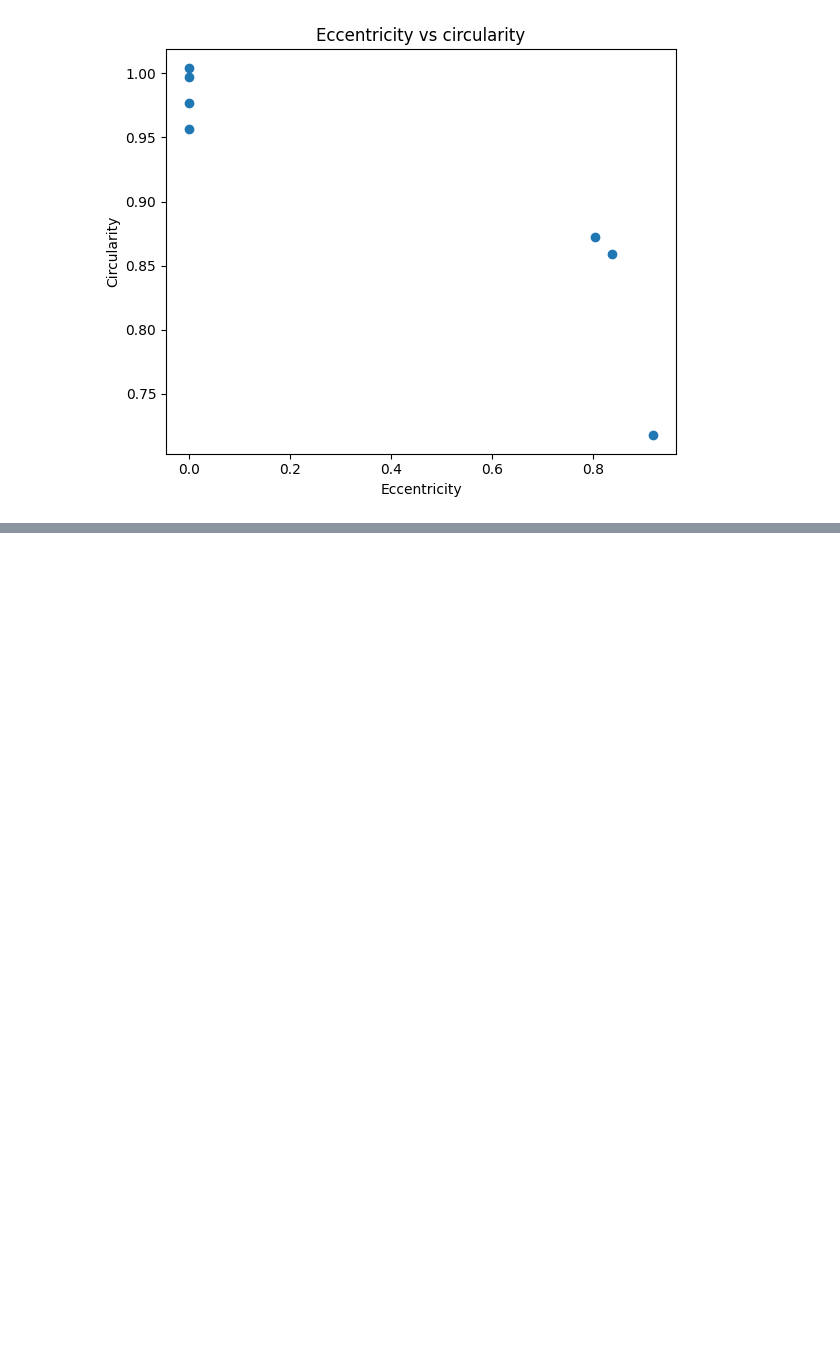
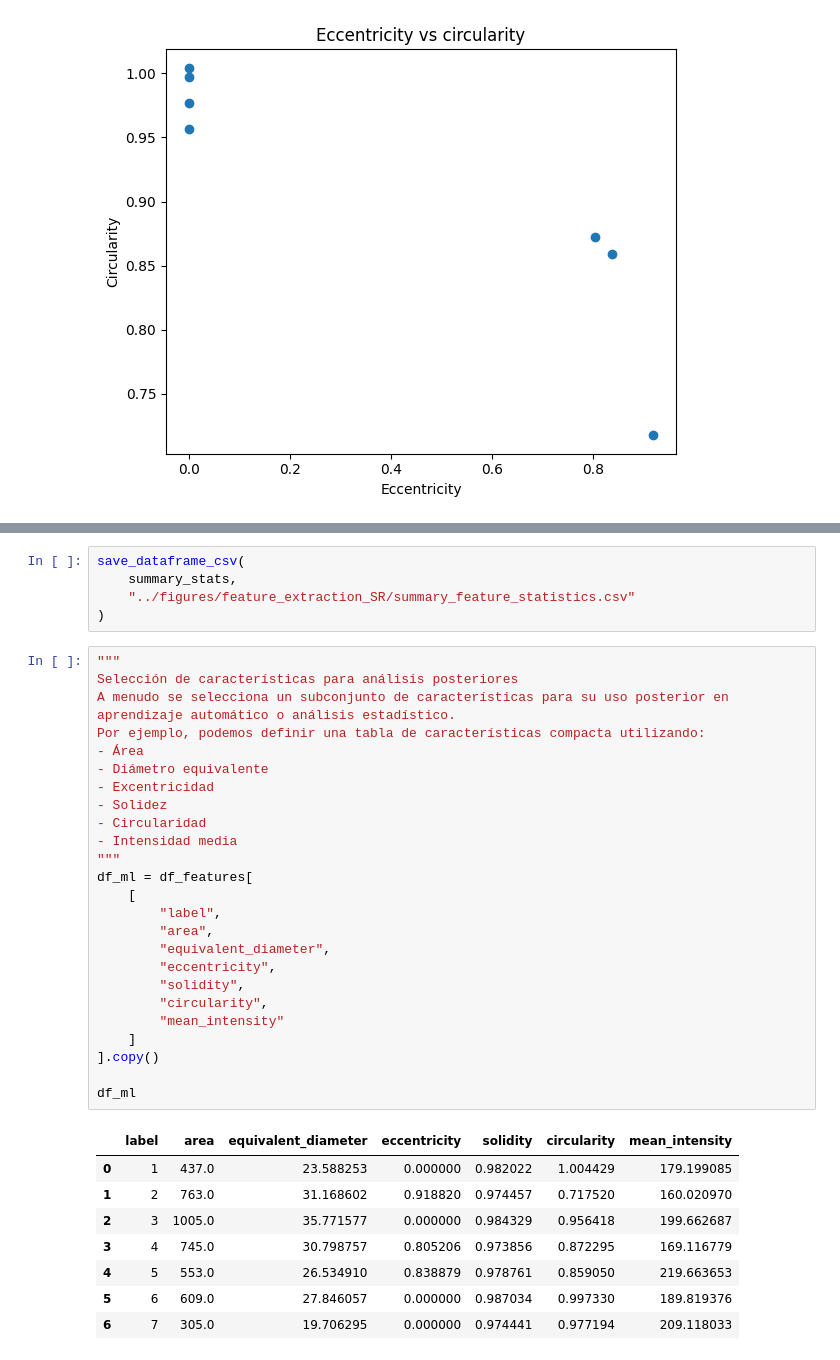
Before and after one commit to peterzm/ai-imaging-portfolio, a Jupyter notebook: 04_segmentation/notebooks/07_feature_extraction_from_segmented_regions.ipynb, the cells around one changed output, grey strips where cells are left out. Saved outputs shown, nothing was run; the diff lists cells and outputs as text; blank space fills up the shorter version.

Commit message:
Guardamos tabla con selección de características para análisis posteriores

```diff
--- a/04_segmentation/notebooks/07_feature_extraction_from_segmented_regions.ipynb
+++ b/04_segmentation/notebooks/07_feature_extraction_from_segmented_regions.ipynb
@@ -345,0 +370,39 @@ Resumen de estadistica de la extraccion de caracteristicas
+# %%
+save_dataframe_csv(
+    summary_stats,
+    "../figures/feature_extraction_SR/summary_feature_statistics.csv"
+)
+# %%
+"""
+Selección de características para análisis posteriores
+A menudo se selecciona un subconjunto de características para su uso posterior en aprendizaje automático o análisis estadístico.
+Por ejemplo, podemos definir una tabla de características compacta utilizando:
+- Área
+- Diámetro equivalente
+- Excentricidad
+- Solidez
+- Circularidad
+- Intensidad media
+"""
+df_ml = df_features[
+    [
+        "label",
+        "area",
+        "equivalent_diameter",
+        "eccentricity",
+        "solidity",
+        "circularity",
+        "mean_intensity"
+    ]
+].copy()
+
+df_ml
+# %% [output]
+|  | label | area | equivalent_diameter | eccentricity | solidity | circularity | mean_intensity |
+| 0 | 1 | 437.0 | 23.588253 | 0.000000 | 0.982022 | 1.004429 | 179.199085 |
+| 1 | 2 | 763.0 | 31.168602 | 0.918820 | 0.974457 | 0.717520 | 160.020970 |
+| 2 | 3 | 1005.0 | 35.771577 | 0.000000 | 0.984329 | 0.956418 | 199.662687 |
+| 3 | 4 | 745.0 | 30.798757 | 0.805206 | 0.973856 | 0.872295 | 169.116779 |
+| 4 | 5 | 553.0 | 26.534910 | 0.838879 | 0.978761 | 0.859050 | 219.663653 |
+| 5 | 6 | 609.0 | 27.846057 | 0.000000 | 0.987034 | 0.997330 | 189.819376 |
+| 6 | 7 | 305.0 | 19.706295 | 0.000000 | 0.974441 | 0.977194 | 209.118033 |
```
Also changed, not shown: parts of 1 cell of this notebook, 1 other file.
